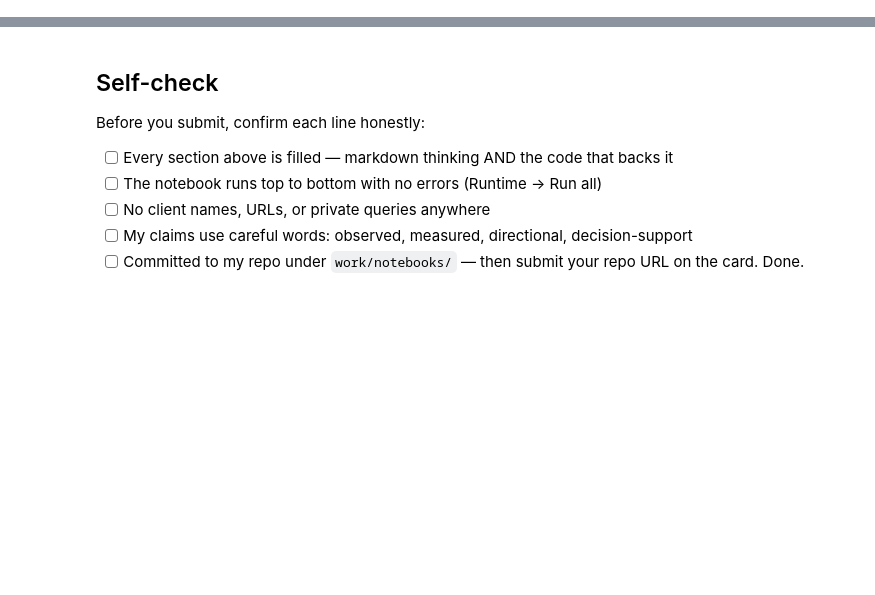
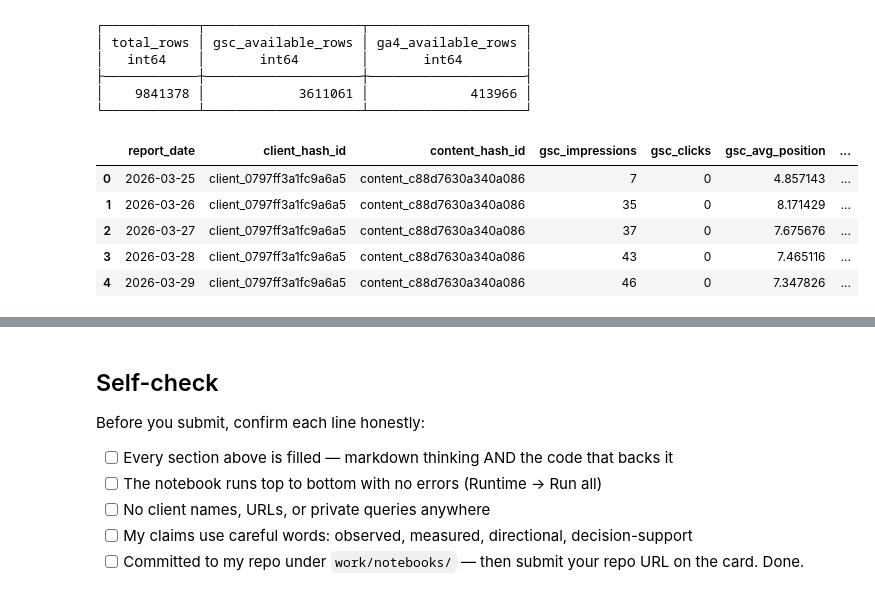
Before and after one commit to AbdullahIdrees291/flyrank-ml-internship, a Jupyter notebook: work/notebooks/w03_data_contract.ipynb, the cells around one changed output, grey strips where cells are left out. Drawn from its saved outputs; the diff is of its cells as text; code cells hidden in the pictures; blank space fills up the shorter version.

Commit message:
Complete ML-04 data contract

```diff
--- a/work/notebooks/w03_data_contract.ipynb
+++ b/work/notebooks/w03_data_contract.ipynb
@@ -19,0 +50,13 @@ This skeleton is yours to fill. Work the sections **in order** — each one has
+# %%
+import duckdb
+
+con = duckdb.connect()
+
+con.execute(f"""
+CREATE OR REPLACE SECRET hf_token (
+    TYPE HUGGINGFACE,
+    TOKEN '{HF_TOKEN}'
+)
+""")
+
+print("HF authentication configured")
@@ -26,0 +233,64 @@ This skeleton is yours to fill. Work the sections **in order** — each one has
+# %%
+con.sql("""
+SELECT
+    COUNT(*) AS total_rows,
+    COUNT(*) FILTER (WHERE gsc_data_available IS TRUE) AS gsc_available_rows,
+    COUNT(*) FILTER (WHERE ga4_data_available IS TRUE) AS ga4_available_rows
+FROM read_parquet(
+    'hf://datasets/FlyRank/internship-warehouse/fact_content_daily_performance/month=2026-03/*.parquet'
+)
+""").show()
+# %% [output]
+┌────────────┬────────────────────┬────────────────────┐
+│ total_rows │ gsc_available_rows │ ga4_available_rows │
+│   int64    │       int64        │       int64        │
+├────────────┼────────────────────┼────────────────────┤
+│    9841378 │            3611061 │             413966 │
+└────────────┴────────────────────┴────────────────────┘
+# %%
+feature_df = con.sql("""
+WITH x AS (
+    SELECT
+        report_date,
+        client_hash_id,
+        content_hash_id,
+        gsc_impressions,
+        gsc_clicks,
+        gsc_avg_position,
+        ga4_sessions,
+        scroll_events,
+        LEAD(gsc_clicks) OVER (
+            PARTITION BY client_hash_id, content_hash_id
+            ORDER BY report_date
+        ) AS next_day_clicks
+    FROM read_parquet(
+        'hf://datasets/FlyRank/internship-warehouse/fact_content_daily_performance/month=2026-03/*.parquet'
+    )
+    WHERE gsc_data_available IS TRUE
+)
+SELECT
+    report_date,
+    client_hash_id,
+    content_hash_id,
+    gsc_impressions,
+    gsc_clicks,
+    gsc_avg_position,
+    ga4_sessions,
+    scroll_events,
+    CASE
+        WHEN next_day_clicks IS NOT NULL
+         AND next_day_clicks < gsc_clicks
+        THEN 1 ELSE 0
+    END AS label
+FROM x
+WHERE next_day_clicks IS NOT NULL
+""").df()
+
+feature_df.head()
+# %% [output]
+|  | report_date | client_hash_id | content_hash_id | gsc_impressions | gsc_clicks | gsc_avg_position | ... |
+| 0 | 2026-03-25 | client_0797ff3a1fc9a6a5 | content_c88d7630a340a086 | 7 | 0 | 4.857143 | ... |
+| 1 | 2026-03-26 | client_0797ff3a1fc9a6a5 | content_c88d7630a340a086 | 35 | 0 | 8.171429 | ... |
+| 2 | 2026-03-27 | client_0797ff3a1fc9a6a5 | content_c88d7630a340a086 | 37 | 0 | 7.675676 | ... |
+| 3 | 2026-03-28 | client_0797ff3a1fc9a6a5 | content_c88d7630a340a086 | 43 | 0 | 7.465116 | ... |
+| 4 | 2026-03-29 | client_0797ff3a1fc9a6a5 | content_c88d7630a340a086 | 46 | 0 | 7.347826 | ... |
```
Also changed, not shown: parts of 25 cells of this notebook.
